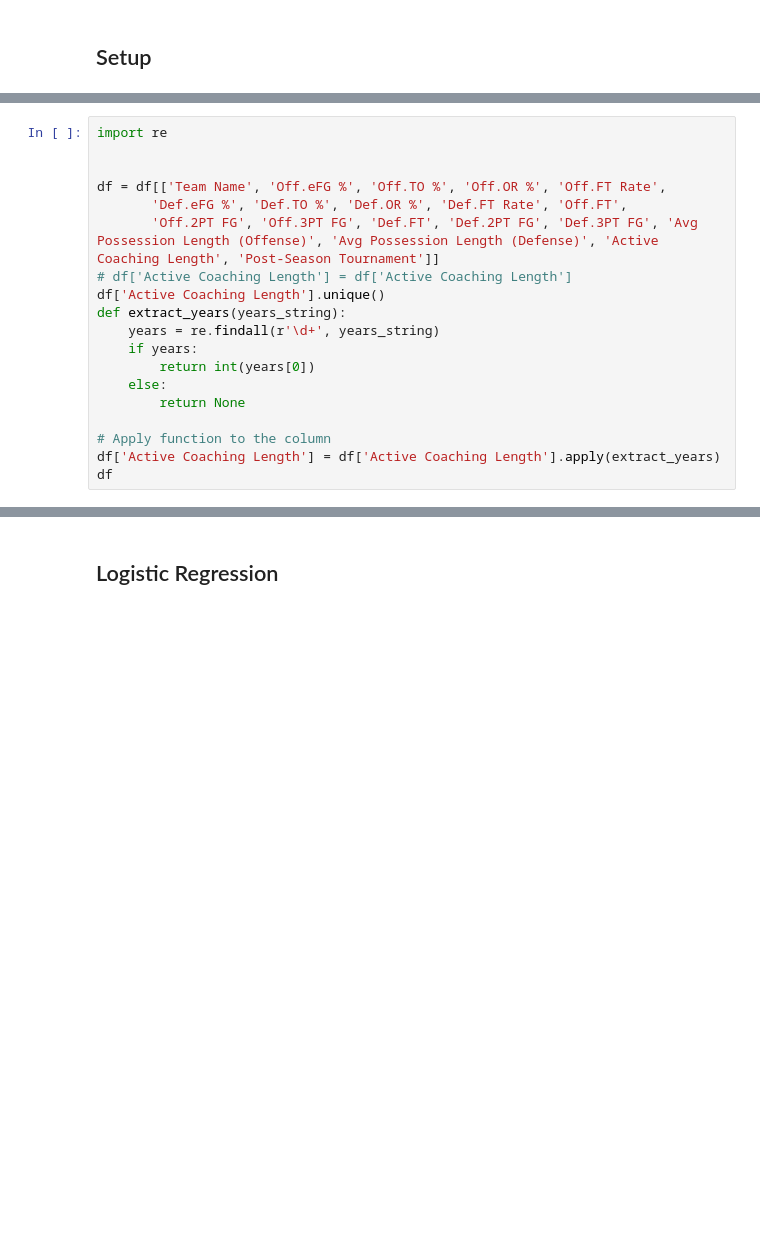
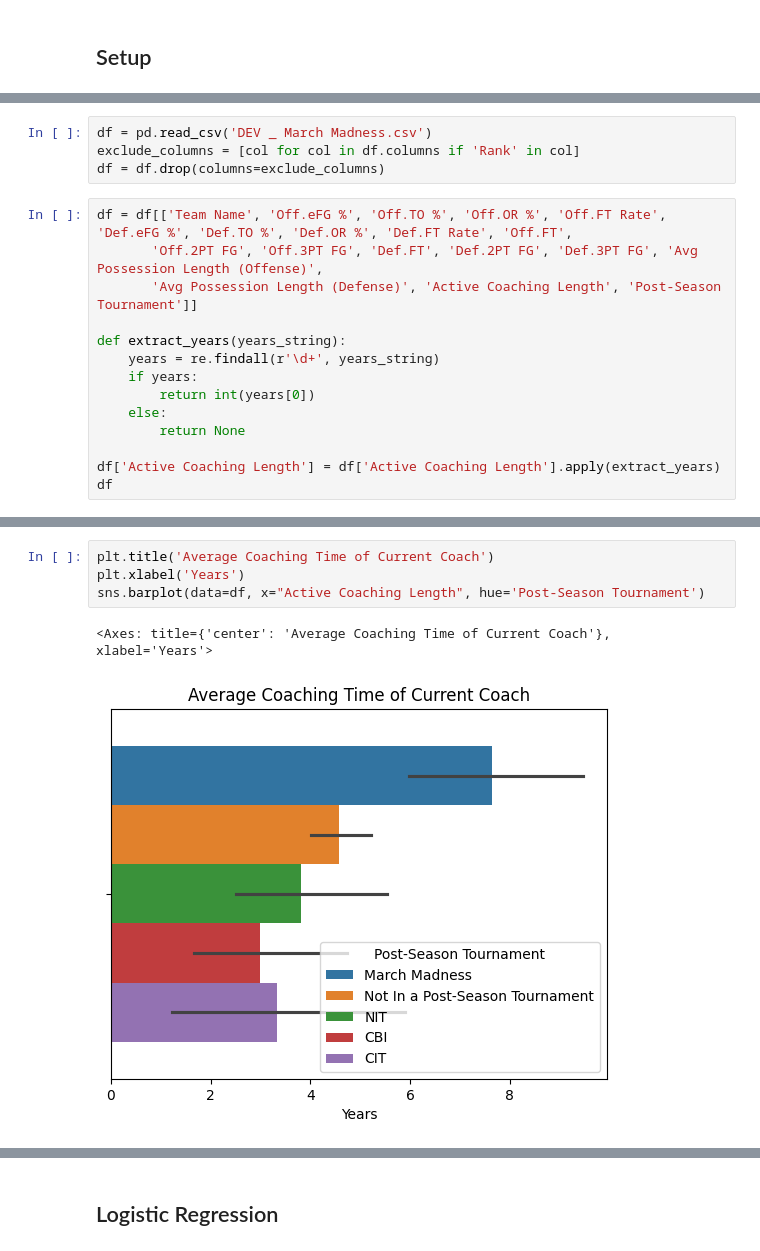
Before and after one commit to n8taylor/cs5830_project7, a Jupyter notebook: project7-nate.ipynb, the cells around one changed output, grey strips where cells are left out. Saved outputs shown, nothing was run; the diff lists cells and outputs as text; blank space fills up the shorter version.

```diff
--- a/project7-nate.ipynb
+++ b/project7-nate.ipynb
@@ -36,12 +22,12 @@ exclude_columns = [col for col in df.columns if 'Rank' in col]
+# %%
+df = pd.read_csv('DEV _ March Madness.csv')
+exclude_columns = [col for col in df.columns if 'Rank' in col]
+df = df.drop(columns=exclude_columns)
 # %%
-import re
+df = df[['Team Name', 'Off.eFG %', 'Off.TO %', 'Off.OR %', 'Off.FT Rate', 'Def.eFG %', 'Def.TO %', 'Def.OR %', 'Def.FT Rate', 'Off.FT',
+       'Off.2PT FG', 'Off.3PT FG', 'Def.FT', 'Def.2PT FG', 'Def.3PT FG', 'Avg Possession Length (Offense)',
+       'Avg Possession Length (Defense)', 'Active Coaching Length', 'Post-Season Tournament']]
 
-
-df = df[['Team Name', 'Off.eFG %', 'Off.TO %', 'Off.OR %', 'Off.FT Rate',
-       'Def.eFG %', 'Def.TO %', 'Def.OR %', 'Def.FT Rate', 'Off.FT',
-       'Off.2PT FG', 'Off.3PT FG', 'Def.FT', 'Def.2PT FG', 'Def.3PT FG', 'Avg Possession Length (Offense)', 'Avg Possession Length (Defense)', 'Active Coaching Length', 'Post-Season Tournament']]
-# df['Active Coaching Length'] = df['Active Coaching Length']
-df['Active Coaching Length'].unique()
 def extract_years(years_string):
     years = re.findall(r'\d+', years_string)
     if years:
@@ -49,6 +35,5 @@ def extract_years(years_string):
     else:
         return None
 
-# Apply function to the column
 df['Active Coaching Length'] = df['Active Coaching Length'].apply(extract_years)
 df
@@ -54,0 +54,7 @@ df
+# %%
+plt.title('Average Coaching Time of Current Coach')
+plt.xlabel('Years')
+sns.barplot(data=df, x="Active Coaching Length", hue='Post-Season Tournament')
+# %% [output]
+<Axes: title={'center': 'Average Coaching Time of Current Coach'}, xlabel='Years'>
+[figure, added]
```
Also changed, not shown: parts of 103 cells of this notebook.
